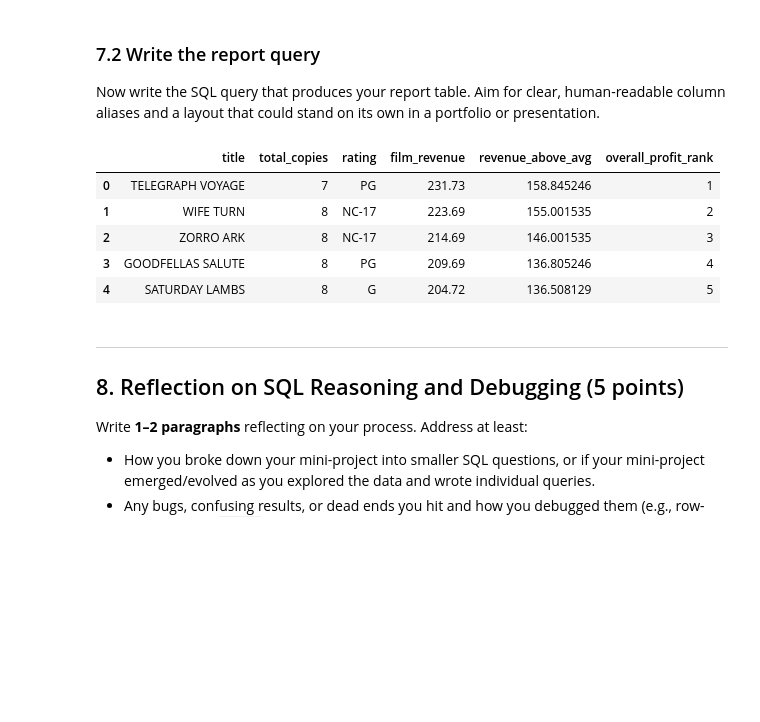
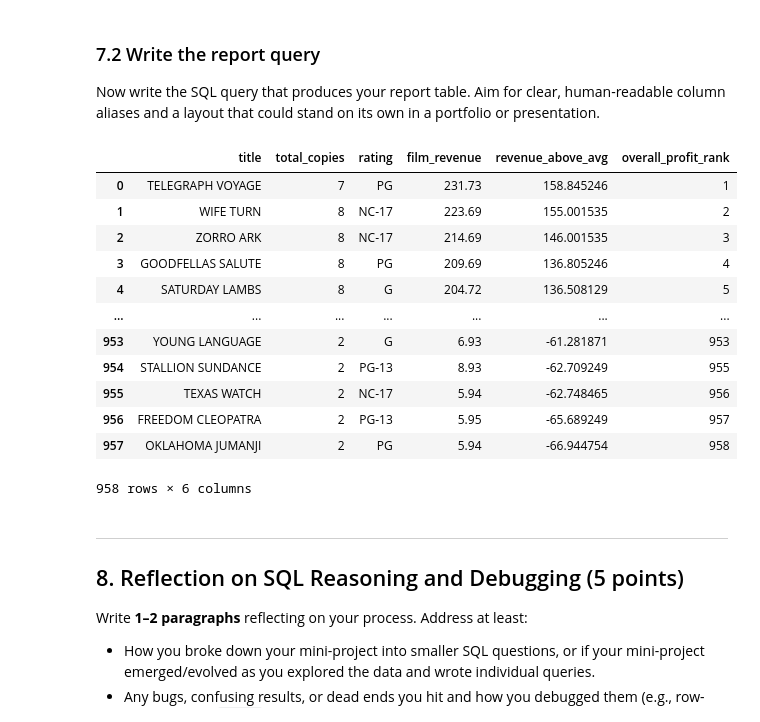
Before and after one commit to Jonathan-Le-Roux/cmse492-hw02-lejonath, a Jupyter notebook: HW02-STUDENT.ipynb, the cells around one changed output. Cells and saved outputs as stored; diff of their text form; code cells hidden in the pictures; blank space fills up the shorter version.

```diff
--- a/HW02-STUDENT.ipynb
+++ b/HW02-STUDENT.ipynb
@@ -796,34 +792,41 @@ rating_avg_revenue AS (
 film_number_of_copies AS (
 SELECT film.film_id, film.title,  COUNT(inventory.inventory_id) AS total_copies
 FROM film
 INNER JOIN inventory ON film.film_id = inventory.film_id
 GROUP BY film.film_id, film.title
 )
 SELECT
     film_revenues.title,
     film_number_of_copies.total_copies,
     film_revenues.rating,
     film_revenues.film_revenue,
     film_revenues.film_revenue - rating_avg_revenue.avg_revenue AS revenue_above_avg,
     RANK() OVER (
         ORDER BY film_revenues.film_revenue - rating_avg_revenue.avg_revenue DESC
     ) AS overall_profit_rank
 FROM film_revenues
 INNER JOIN rating_avg_revenue  ON rating_avg_revenue.rating = film_revenues.rating
 INNER JOIN film_number_of_copies ON film_number_of_copies.film_id = film_revenues.film_id
 ORDER BY overall_profit_rank;
 """
 
 # Once you've defined your query, you can uncomment the lines below to run it and see the results.
 df_report = run_sql(report_query)
-df_report.head()
+df_report
 # %% [output]
 |  | title | total_copies | rating | film_revenue | revenue_above_avg | overall_profit_rank |
 | 0 | TELEGRAPH VOYAGE | 7 | PG | 231.73 | 158.845246 | 1 |
 | 1 | WIFE TURN | 8 | NC-17 | 223.69 | 155.001535 | 2 |
 | 2 | ZORRO ARK | 8 | NC-17 | 214.69 | 146.001535 | 3 |
 | 3 | GOODFELLAS SALUTE | 8 | PG | 209.69 | 136.805246 | 4 |
 | 4 | SATURDAY LAMBS | 8 | G | 204.72 | 136.508129 | 5 |
+| ... | ... | ... | ... | ... | ... | ... |
+| 953 | YOUNG LANGUAGE | 2 | G | 6.93 | -61.281871 | 953 |
+| 954 | STALLION SUNDANCE | 2 | PG-13 | 8.93 | -62.709249 | 955 |
+| 955 | TEXAS WATCH | 2 | NC-17 | 5.94 | -62.748465 | 956 |
+| 956 | FREEDOM CLEOPATRA | 2 | PG-13 | 5.95 | -65.689249 | 957 |
+| 957 | OKLAHOMA JUMANJI | 2 | PG | 5.94 | -66.944754 | 958 |
+958 rows × 6 columns
 # %% [markdown]
 ---
 
```
Also changed, not shown: parts of 2 cells of this notebook, 1 other file.
